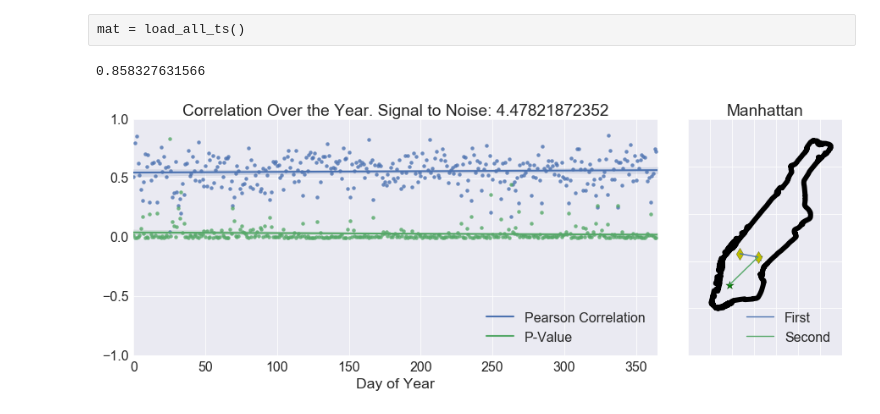
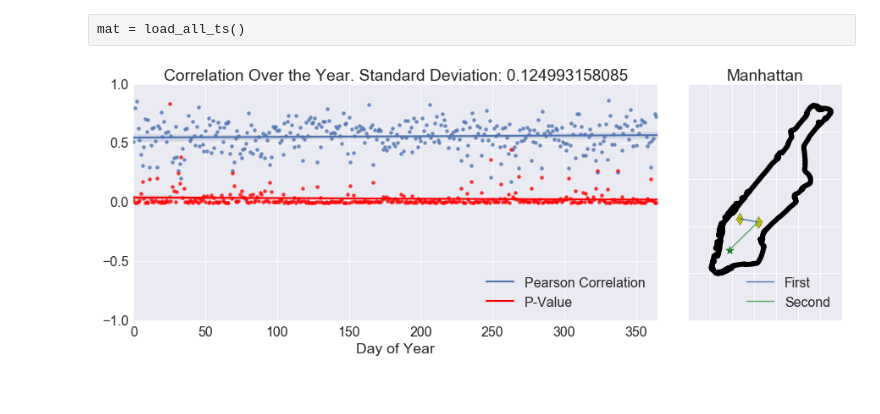
Before and after one commit to a20r/nyc-taxi-analysis, a Jupyter notebook: notebooks/ts-learning.ipynb, the cells around one changed output. Saved outputs shown, nothing was run; the diff lists cells and outputs as text; code cells hidden in the pictures.

```diff
--- a/notebooks/ts-learning.ipynb
+++ b/notebooks/ts-learning.ipynb
@@ -92,6 +56,7 @@ def hist(dts):
 cors = np.zeros((365,))
 ps = np.zeros((365,))
 ps0, ds0 = 42, 22
+#ps0, ds0 = 0, 0
 ps1, ds1 = 12, 42
 for i in xrange(365):
     dt = pd.Timedelta("1 day")
@@ -100,36 +65,33 @@ for i in xrange(365):
     d1 = mat[ps0, ds0][st:ed].index.astype(np.int64)
     d2 = mat[ps1, ds1][st:ed].index.astype(np.int64)
     ts1 = hist(mat[ps0, ds0][st:ed].index)
     ts2 = hist(mat[ps1, ds1][st:ed].index)
     cors[i], ps[i] = stats.pearsonr(ts1, ts2)
 
 #fig, axs = plt.subplots(1, 2, figsize=(17, 7))
 #ax = axs[0]
 fig = plt.figure(figsize=(15, 5))
 ax = plt.subplot2grid((1, 4), (0, 0), colspan=3)
 sns.regplot(np.arange(365), cors, ax=ax)
-sns.regplot(np.arange(365), ps, ax=ax)
-stn = stats.signaltonoise(cors)
-ax.set_title("Correlation Over the Year. Signal to Noise: {}".format(stn))
+sns.regplot(np.arange(365), ps, ax=ax, color="r")
+ax.set_title("Correlation Over the Year. Standard Deviation: {}".format(cors.std()))
 ax.set_xlabel("Day of Year")
 ax.set_ylim(-1, 1)
 ax.set_xlim(0, 365)
 ax.legend(["Pearson Correlation", "P-Value"], loc="lower right")
 
 #ax = axs[1]
 ax = plt.subplot2grid((1, 4), (0, 3), colspan=1)
 ax.plot(stations[[ps0, ds0], 0], stations[[ps0, ds0], 1])
 ax.plot(stations[[ps1, ds1], 0], stations[[ps1, ds1], 1])
 ax.scatter(stations[[ps0, ps1], 0], stations[[ps0, ps1], 1], c="g", marker="*", s=100)
 ax.scatter(stations[[ds0, ds1], 0], stations[[ds0, ds1], 1], c="y", marker="d", s=100)
 ax.legend(["First", "Second"], loc="lower right")
 ax.set_xticklabels("")
 ax.set_yticklabels("")
 ax.set_title("Manhattan")
 plot_manhattan(ax)
 ax.relim()
 ax.autoscale_view()
-print cors[2]
 # %% [output]
-0.858327631566
-[figure, old version]
+[figure, new version]
```
Also changed, not shown: parts of 5 cells of this notebook, 6 other files.
